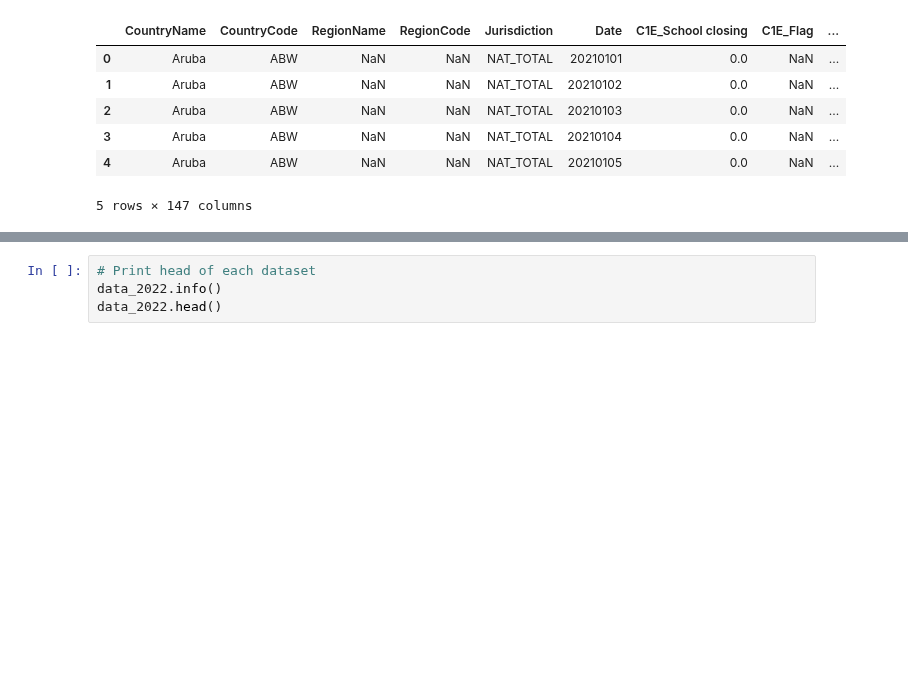
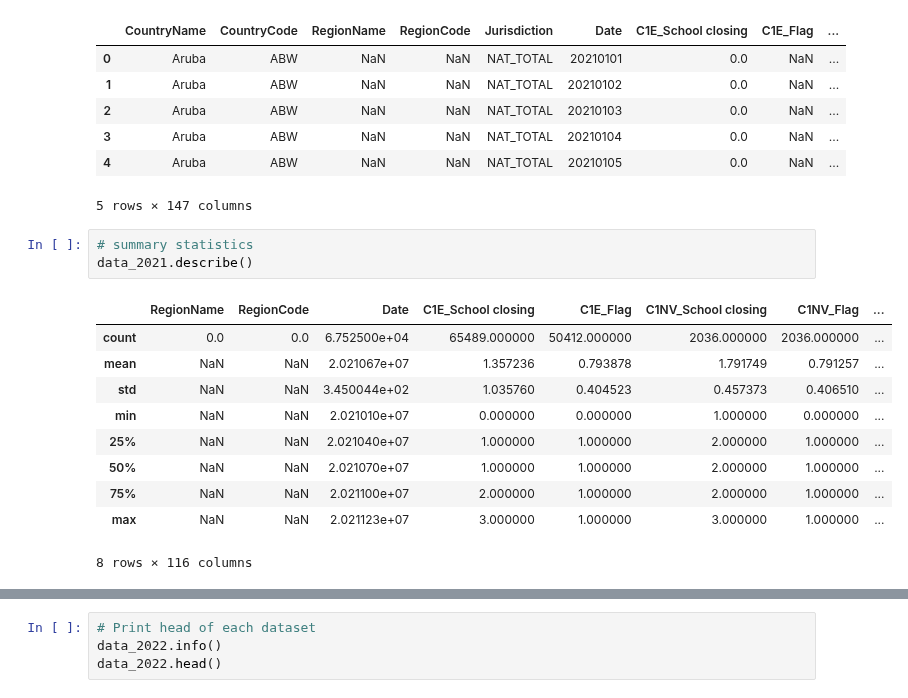
Before and after one commit to chipojaya1/myNEBDHub, a Jupyter notebook: TDSP_Group_Project.ipynb, the cells around one changed output, grey strips where cells are left out. Drawn from its saved outputs; the diff is of its cells as text; blank space fills up the shorter version.

```diff
--- a/TDSP_Group_Project.ipynb
+++ b/TDSP_Group_Project.ipynb
@@ -121,3 +243,17 @@ memory usage: 75.7+ MB
 | 3 | Aruba | ABW | NaN | NaN | NAT_TOTAL | 20210104 | 0.0 | NaN | ... |
 | 4 | Aruba | ABW | NaN | NaN | NAT_TOTAL | 20210105 | 0.0 | NaN | ... |
 5 rows × 147 columns
+# %%
+# summary statistics
+data_2021.describe()
+# %% [output]
+|  | RegionName | RegionCode | Date | C1E_School closing | C1E_Flag | C1NV_School closing | C1NV_Flag | ... |
+| count | 0.0 | 0.0 | 6.752500e+04 | 65489.000000 | 50412.000000 | 2036.000000 | 2036.000000 | ... |
+| mean | NaN | NaN | 2.021067e+07 | 1.357236 | 0.793878 | 1.791749 | 0.791257 | ... |
+| std | NaN | NaN | 3.450044e+02 | 1.035760 | 0.404523 | 0.457373 | 0.406510 | ... |
+| min | NaN | NaN | 2.021010e+07 | 0.000000 | 0.000000 | 1.000000 | 0.000000 | ... |
+| 25% | NaN | NaN | 2.021040e+07 | 1.000000 | 1.000000 | 2.000000 | 1.000000 | ... |
+| 50% | NaN | NaN | 2.021070e+07 | 1.000000 | 1.000000 | 2.000000 | 1.000000 | ... |
+| 75% | NaN | NaN | 2.021100e+07 | 2.000000 | 1.000000 | 2.000000 | 1.000000 | ... |
+| max | NaN | NaN | 2.021123e+07 | 3.000000 | 1.000000 | 3.000000 | 1.000000 | ... |
+8 rows × 116 columns
```
Also changed, not shown: parts of 16 cells of this notebook.
